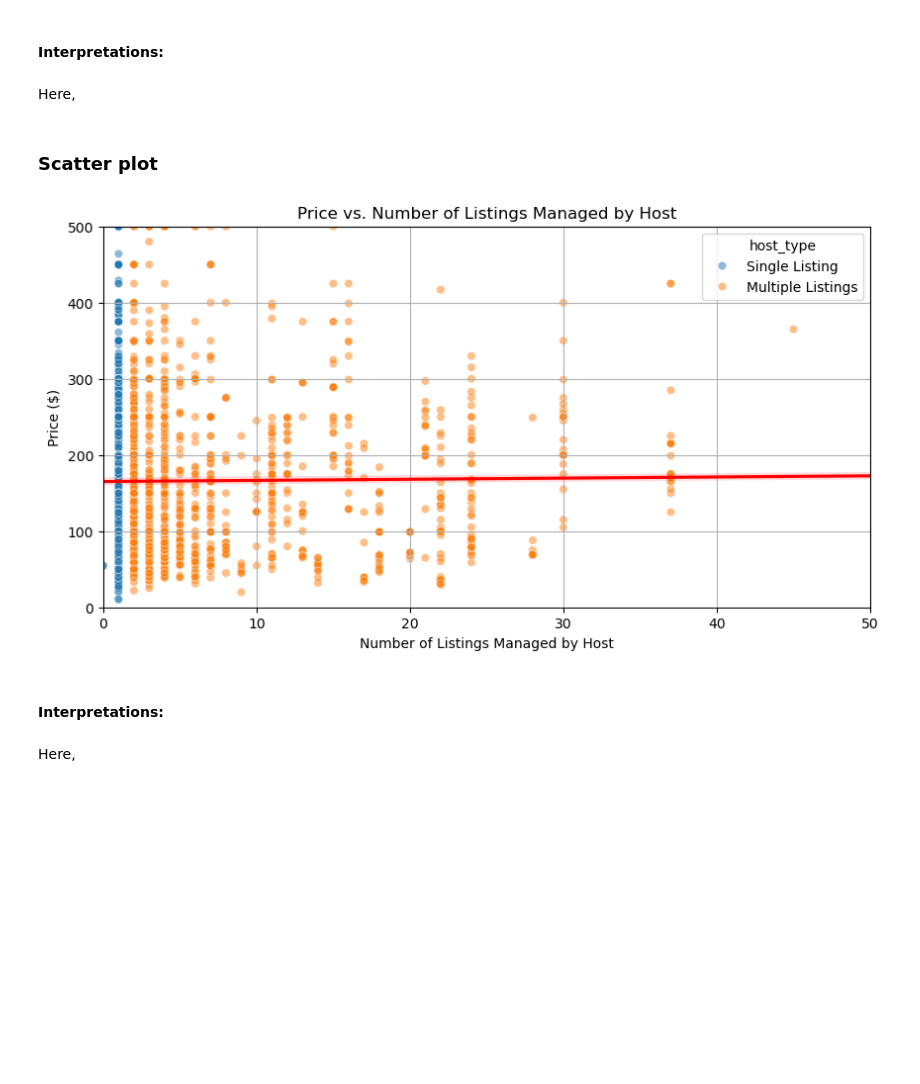
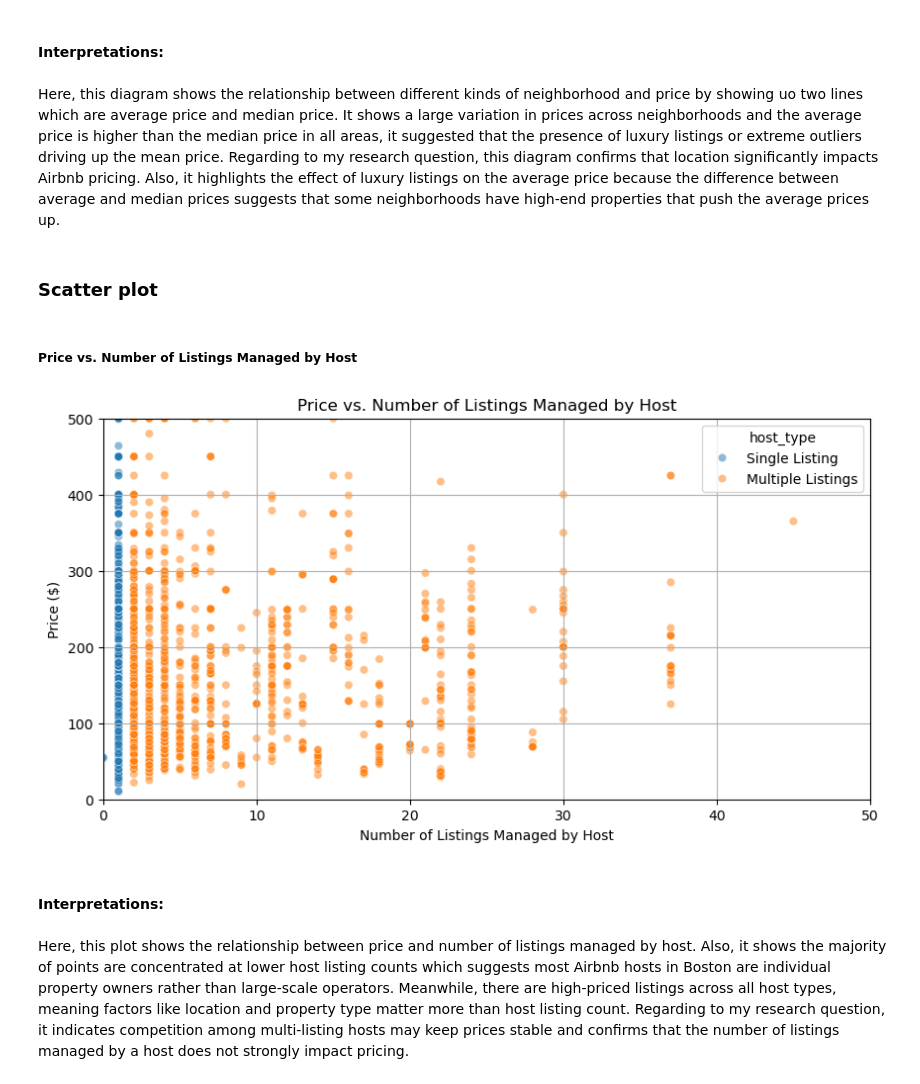
Before and after one commit to ECO225-W2025/eco225-project-code-Hexiang-Li, a Jupyter notebook: Data/project1.ipynb, the cells around one changed output. Drawn from its saved outputs; the diff is of its cells as text; code cells hidden in the pictures; blank space fills up the shorter version.

```diff
--- a/Data/project1.ipynb
+++ b/Data/project1.ipynb
@@ -243,26 +371,27 @@ plt.show()
 # %% [markdown]
 #### Interpretations:
 # %% [markdown]
-Here,
+Here, this diagram shows the relationship between different kinds of neighborhood and price by showing uo two lines which are average price and median price. It shows a large variation in prices across neighborhoods and the average price is higher than the median price in all areas, it suggested that the presence of luxury listings or extreme outliers driving up the mean price. Regarding to my research question, this diagram confirms that location significantly impacts Airbnb pricing. Also, it highlights the effect of luxury listings on the average price because the difference between average and median prices suggests that some neighborhoods have high-end properties that push the average prices up.
 # %% [markdown]
 ### Scatter plot
+# %% [markdown]
+##### Price vs. Number of Listings Managed by Host
 # %%
 listings['host_listings_count'] = listings['host_listings_count'].fillna(1)
 listings['host_type'] = listings['host_listings_count'].apply(lambda x: 'Multiple Listings' if x > 1 else 'Single Listing')
 
 plt.figure(figsize=(10, 5))
 sns.scatterplot(x=listings['host_listings_count'], y=listings['price'], hue=listings['host_type'], alpha=0.5)
-sns.regplot(x=listings['host_listings_count'], y=listings['price'], scatter=False, color='red')
 plt.xlim(0, 50)
 plt.ylim(0, 500)
 plt.xlabel('Number of Listings Managed by Host')
 plt.ylabel('Price ($)')
 plt.title('Price vs. Number of Listings Managed by Host')
 plt.grid(True)
 plt.show()
 # %% [output]
-[figure, old version]
+[figure, new version]
 # %% [markdown]
 #### Interpretations:
 # %% [markdown]
-Here,
+Here, this plot shows the relationship between price and number of listings managed by host. Also, it shows the majority of points are concentrated at lower host listing counts which suggests most Airbnb hosts in Boston are individual property owners rather than large-scale operators. Meanwhile, there are high-priced listings across all host types, meaning factors like location and property type matter more than host listing count. Regarding to my research question, it indicates competition among multi-listing hosts may keep prices stable and confirms that the number of listings managed by a host does not strongly impact pricing.
```
Also changed, not shown: parts of 67 cells of this notebook.
